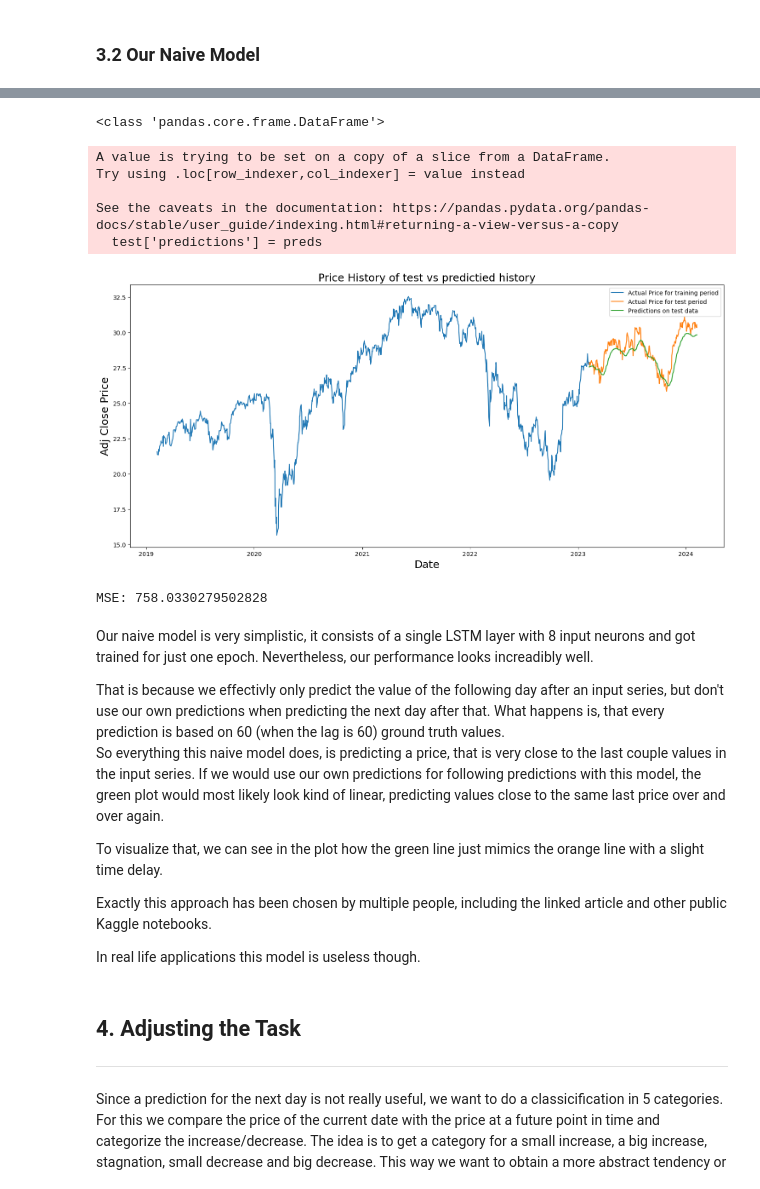
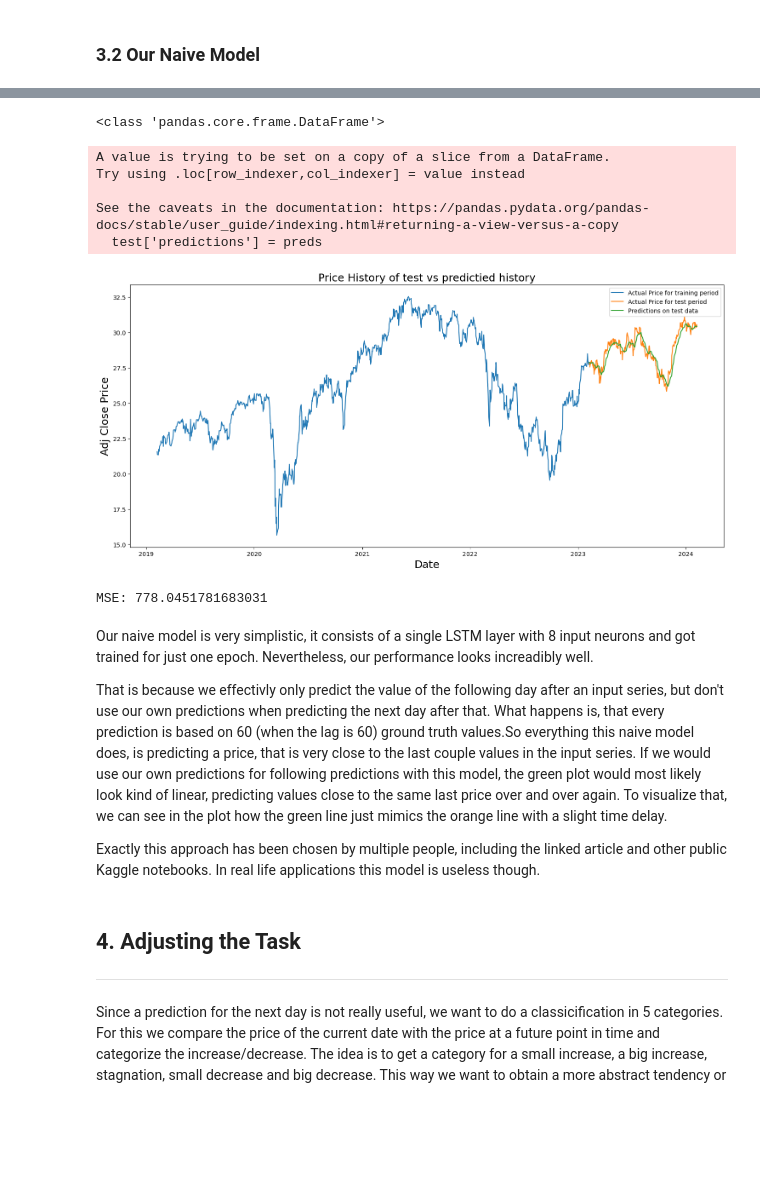
Before and after one commit to hpfref/Financial-Forecasting, a Jupyter notebook: notebook.ipynb, the cells around one changed output, grey strips where cells are left out. Saved outputs shown, nothing was run; the diff lists cells and outputs as text; code cells hidden in the pictures; blank space fills up the shorter version.

Commit message:
started with new model

```diff
--- a/notebook.ipynb
+++ b/notebook.ipynb
@@ -158,6 +159,6 @@ print(scaled_dataset[:5])
 # %%
 #lookback window for prediction:
-lag = 20
+lag = 60
 
 #train test split:
 ratio = 0.8
@@ -255,50 +220,44 @@ predictions = scaler.inverse_transform(predictions)
 # %%
-mse_model1 = mean_squared_error(predictions, test_Y)
-rmse_model1 = np.sqrt(mse_model1)
+mse = mean_squared_error(predictions, test_Y)
+rmse = np.sqrt(mse)
 
 #visualize Results
 def plot_results(stock, train, test, preds):
     test['predictions'] = preds
 
     plt.figure(figsize=(18,8))
     plt.plot(train)
     plt.plot(test)
     plt.title(f"Price History of {stock} vs predictied history", fontsize=18)
     plt.xlabel('Date', fontsize=18)
     plt.ylabel('Adj Close Price', fontsize=18)
     plt.legend(['Actual Price for training period', 'Actual Price for test period', 'Predictions on test data'])
 
     plt.show()
 
 
 print(type(dax_history))
 train_history = dax_history[:train_data_len]
 test_history = dax_history[train_data_len:]
 plot_results("test", train_history, test_history, predictions)
 
-print(f"MSE: {mse_model1}")
+print(f"MSE: {mse}")
 # %% [output]
 <class 'pandas.core.frame.DataFrame'>
 A value is trying to be set on a copy of a slice from a DataFrame.
 Try using .loc[row_indexer,col_indexer] = value instead
 
 See the caveats in the documentation: https://pandas.pydata.org/pandas-docs/stable/user_guide/indexing.html#returning-a-view-versus-a-copy
   test['predictions'] = preds
-[figure, old version]
+[figure, new version]
-MSE: 758.0330279502828
+MSE: 778.0451781683031
 # %% [markdown]
-Our naive model is very simplistic, it consists of a single LSTM layer with 8 input neurons and got trained for just one epoch.
-Nevertheless, our performance looks increadibly well.
+Our naive model is very simplistic, it consists of a single LSTM layer with 8 input neurons and got trained for just one epoch. Nevertheless, our performance looks increadibly well.
 
 That is because we effectivly only predict the value of the following day after an input series, but don't use our own predictions when predicting the next day after that.
-What happens is, that every prediction is based on 60 (when the lag is 60) ground truth values.
-So everything this naive model does, is predicting a price, that is very close to the last couple values in the input series.
-If we would use our own predictions for following predictions with this model, the green plot would most likely look kind of linear, predicting values close to the same last price over and over again.
-
-To visualize that, we can see in the plot how the green line just mimics the orange line with a slight time delay.
+What happens is, that every prediction is based on 60 (when the lag is 60) ground truth values.So everything this naive model does, is predicting a price, that is very close to the last couple values in the input series. If we would use our own predictions for following predictions with this model, the green plot would most likely look kind of linear, predicting values close to the same last price over and over again. To visualize that, we can see in the plot how the green line just mimics the orange line with a slight time delay.
 
 Exactly this approach has been chosen by multiple people, including the linked article and other public Kaggle notebooks.
-
 In real life applications this model is useless though.
 # %% [markdown]
 ## **4. Adjusting the Task**
```
Also changed, not shown: parts of 22 cells of this notebook.
